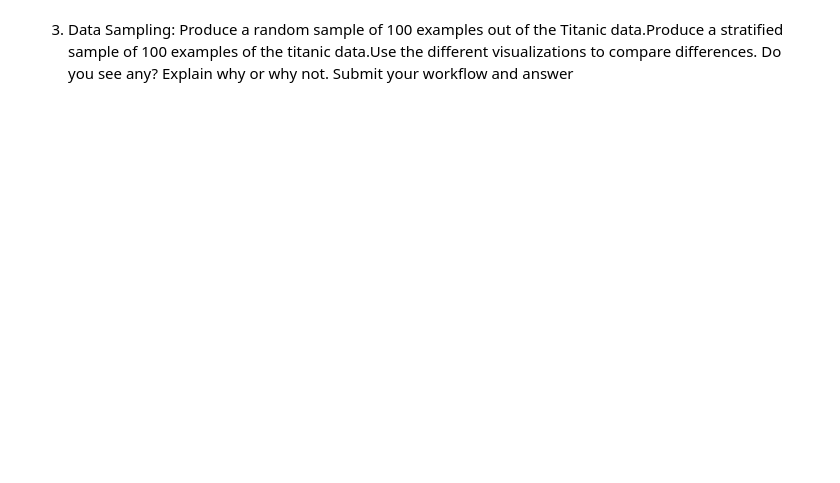
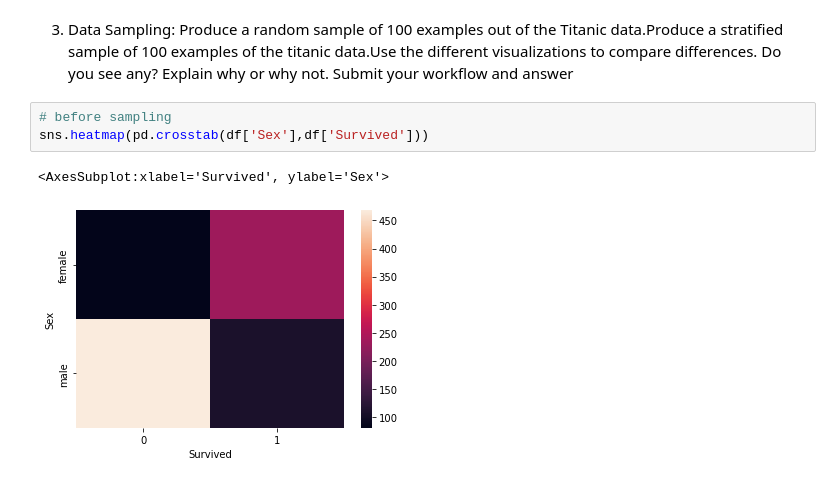
Before and after one commit to chaithrakc/syr_ads_machine_learning, a Jupyter notebook: week02data_preparation/lab_excercise/Lab 02 - Data Preparation.ipynb, the cells around one changed output. Cells and saved outputs as stored; diff of their text form; blank space fills up the shorter version.

```diff
--- a/week02data_preparation/lab_excercise/Lab 02 - Data Preparation.ipynb
+++ b/week02data_preparation/lab_excercise/Lab 02 - Data Preparation.ipynb
@@ -91,2 +133,8 @@ Text(0.5, 1.0, 'Log Transformation')
 # %% [markdown]
 3. Data Sampling: Produce a random sample of 100 examples out of the Titanic data.Produce a stratified sample of 100 examples of the titanic data.Use the different visualizations to compare differences.  Do you see any?  Explain why or why not. Submit your workflow and answer
+# %%
+# before sampling
+sns.heatmap(pd.crosstab(df['Sex'],df['Survived']))
+# %% [output]
+<AxesSubplot:xlabel='Survived', ylabel='Sex'>
+[figure, added]
```
Also changed, not shown: parts of 15 cells of this notebook, 11 other files.
